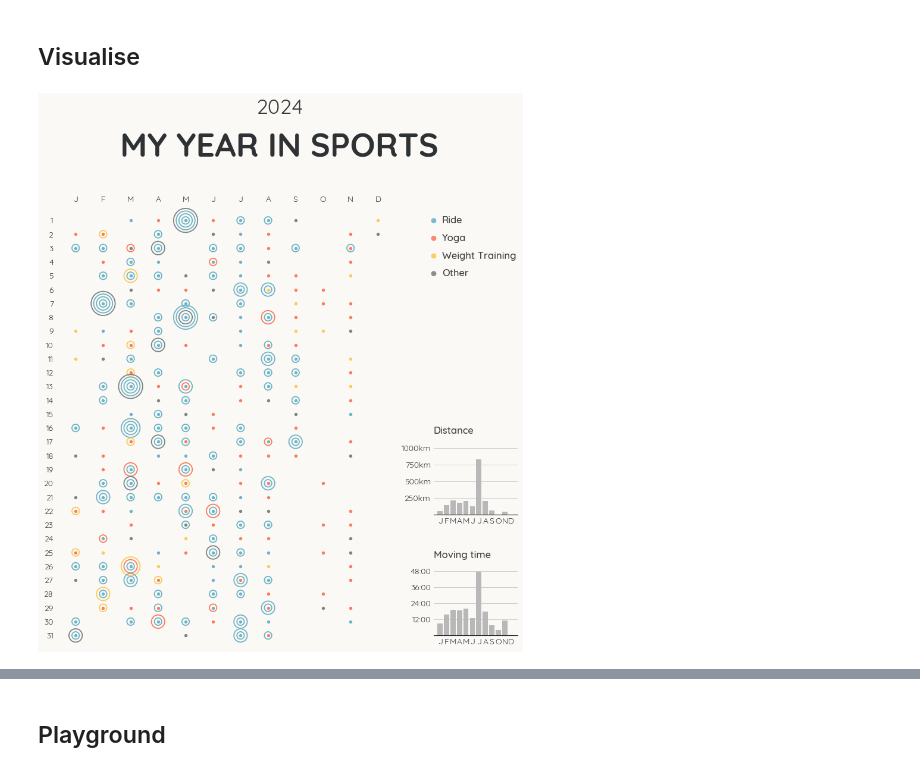
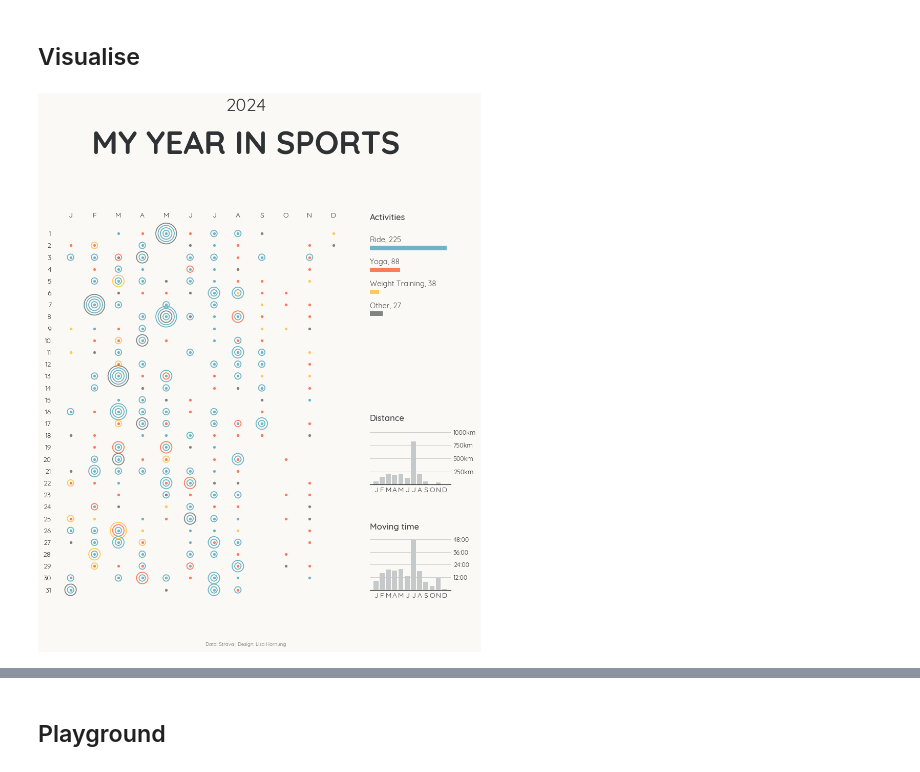
Before and after one commit to Lisa-Ho/year-in-sports, a Jupyter notebook: year-in-sports-prototype.ipynb, the cells around one changed output, grey strips where cells are left out. Cells and saved outputs as stored; diff of their text form; code cells hidden in the pictures.

Commit message:
added bar chart to legend ++ finalised app

```diff
--- a/year-in-sports-prototype.ipynb
+++ b/year-in-sports-prototype.ipynb
@@ -41,6 +41,9 @@ year_filter = 2024
 
 #set aggregation method
 agg_method = "Counts"
+
+#set distance unit
+distance_unit = "km"
 
 #data prep -----------------------
 
@@ -60,7 +63,7 @@ df_filtered["Activity Type clean"] = [activity if activity in top_three else "Ot
                                         for activity in df_filtered['Activity Type']]
 df_filtered["Activity rank"] = df_filtered["Activity Type"].map(
     dict(zip(top_three, np.arange(0,len(top_three),1)))
-    ).fillna(len(top_three)+1)
+    ).fillna(len(top_three))
 # %% [output]
 A value is trying to be set on a copy of a slice from a DataFrame.
 Try using .loc[row_indexer,col_indexer] = value instead
@@ -120,18 +142,3 @@ font_m = load_font(font_url='https://github.com/andrew-paglinawan/QuicksandFamil
-# %%
-#config -----------------------
-
-#create colour dict for activities
-act_color = ["#6DB4C8", "#FD7B5C", "#FBCA58", "#7E8384"]
-act_colormap = dict(zip(top_three + ["Other"], act_color))
-
-#colors
-colors = {"bg": "#FBF9F5", "text":"#2E3234", "bars":"#B8B8B8" }
-
-#basesize of circles
-markersize = 80
-
-#axis labels
-month_labels = ['J', 'F', 'M', 'A', 'M', 'J', 'J', 'A', 'S', 'O', 'N', 'D']
 # %%
 #setup fig-------------------------------
 fig = plt.figure(figsize=(10,12))
@@ -140,7 +147,7 @@ gs = GridSpec(5, 4, figure=fig)
 ax1 = fig.add_subplot(gs[0:4, 0:3])
 ax2 = fig.add_subplot(gs[2:3:, 3:])
 ax3 = fig.add_subplot(gs[3:4:, 3:])
-plt.subplots_adjust(hspace=0.8, wspace=0.5)
+plt.subplots_adjust(hspace=1, wspace=0.3)
 for ax in [ax1, ax2, ax3]:
     ax.set_facecolor(colors["bg"])
 
@@ -183,50 +190,49 @@ for pos in ["top", "bottom", "left", "right"]:
 
 #barcharts
 for ax in [ax2, ax3]:
     ax.set_xticks(np.arange(1,13,1))
     ax.set_xticklabels(labels=month_labels, fontproperties=font_r, fontsize=10,color=colors["text"])
-    ax.tick_params(axis="both", length=0)
+    ax.tick_params(axis="both", length=0,labelleft=False, labelright=True,)
     ax.grid(visible="True", axis='y', zorder=1, color=colors["text"], alpha=0.3, linewidth=0.5)
     for pos in ["top", "left", "right"]:
         ax.spines[pos].set_visible(False)
 
 #distance
 ax2.locator_params(axis='y', nbins=4)
 ax2.set_yticks(ax2.get_yticks())
-ax2.set_yticklabels([""]+["{}{}".format(i.astype(int),distance_unit) for i in ax2.get_yticks()][1:],fontproperties=font_r, fontsize=10,color=colors["text"])
+ax2.set_yticklabels([""]+["{}{}".format(i.astype(int),distance_unit) for i in ax2.get_yticks()][1:],fontproperties=font_r, fontsize=9,color=colors["text"])
 ax2.text(0,ax2.get_yticks()[-1]+ax2.get_yticks()[1], "Distance", fontsize=12, ha="left", va="center", fontproperties=font_m, color=colors["text"], alpha=0.9)
 
 #total time
 tick_steps = get_axis_ticks(max(time_values))
 ax3.set_yticks(np.arange(0, max(time_values)+tick_steps, tick_steps))
-ax3.set_yticklabels([""]+[convert_time(i) for i in ax3.get_yticks()][1:],fontproperties=font_r, fontsize=10,color=colors["text"])
+ax3.set_yticklabels([""]+[convert_time(i) for i in ax3.get_yticks()][1:],fontproperties=font_r, fontsize=9,color=colors["text"])
 ax3.text(0,max(time_values)+tick_steps, "Moving time", fontsize=12, ha="left", va="center", fontproperties=font_m, color=colors["text"], alpha=0.9)
 
-
 #legend--------------------------------
-lg = fig.add_subplot(gs[0:1:, 3:])
-kw = dict(marker='o', s=40, alpha=0.9, linewidths=0)
-labels = df_filtered[["Activity Type clean", "Activity rank"]].drop_duplicates(
-    ).sort_values(by="Activity rank")["Activity Type clean"].to_list()
-len_act = df_filtered["Activity rank"].max().astype(int)
-lg.scatter(y=np.arange(0,len_act,1),
-           x=[0]*len_act, color=[act_colormap[label] for label in labels], **kw, clip_on=False)
-lg.set_xlim(xmin=0,xmax=1)
-lg.set_ylim(ymin=-0.8,ymax=3)
+lg = fig.add_subplot(gs[0:2:, 3:])
+labels = top_three_df["Activity Type clean"].to_list()
+lg.barh(top_three_df["Activity rank"], top_three_df["count"], height=0.2, color=top_three_df["Activity Type clean"].map(act_colormap))
+lg.set_ylim(ymin=-1.2,ymax=6)
 lg.invert_yaxis()
-for i, y_pos in enumerate(np.arange(0,len_act,1)):
-    lg.text(0.1, y_pos, labels[i], fontsize=12, ha="left", va="center", fontproperties=font_m, color=colors["text"], alpha=0.9)
+lg.text(0, lg.get_ylim()[1], "Activities", fontsize=12, ha="left", va="bottom", fontproperties=font_m, color=colors["text"], alpha=0.9)
+for i in range(len(top_three_df)):
+    lg.text(0.1, i-0.35, labels[i]+", "+str( top_three_df["count"][i]), fontsize=10.5, ha="left", va="center", fontproperties=font_r, color=colors["text"], alpha=0.9)
 lg.axis("off")
 
 #header and footer------------------------
-plt.figtext(0.5,0.95,'My year in sports'.upper(),
+plt.figtext(0.5,0.99,'My year in sports'.upper(),
             ha="center",
-            fontsize = 40,
+            fontsize = 45,
             color=colors["text"],
             fontproperties=font_b)
-plt.figtext(0.5,1.01,'{}'.format(year_filter), ha="center",fontsize = 25, color=colors["text"], alpha=0.95, fontproperties=font_r)
-#plt.figtext(0.97,0.03,'Data: OSM, GLA London Datastore   |   Design: Lisa Hornung',ha="right", fontsize = 10, color=colors["roads"],alpha=1,fontprop
+plt.figtext(0.5,1.06,'{}'.format(year_filter), ha="center",fontsize = 25, color=colors["text"], alpha=0.95, fontproperties=font_r)
+plt.figtext(0.5,0.19,'Data: Strava | Design: Lisa Hornung',ha="center", fontsize = 7, color=colors["text"], alpha=0.7,fontproperties=font_r)
+
+#save output-------------------------------
+plt.savefig("my-year-in-sports-{}.png".format(year_filter), dpi=300, bbox_inches="tight", pad_inches=0.8)
+plt.savefig("my-year-in-sports-{}.svg".format(year_filter))
 
 plt.show()
 # %% [output]
-[figure, old version]
+[figure, new version]
```
Also changed, not shown: parts of 10 cells of this notebook, 2 other files.
